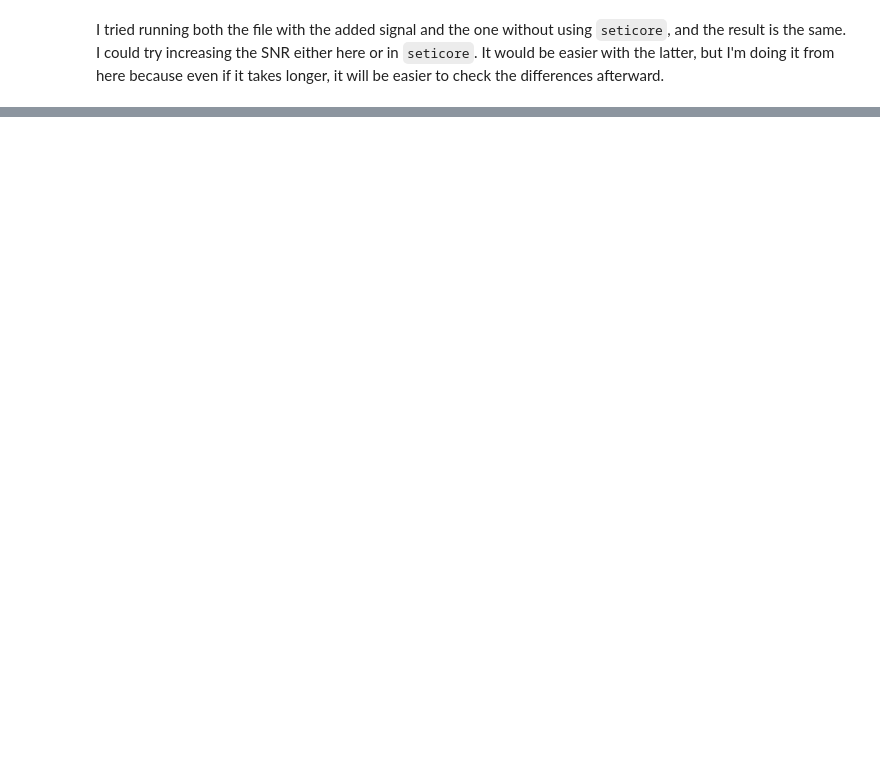
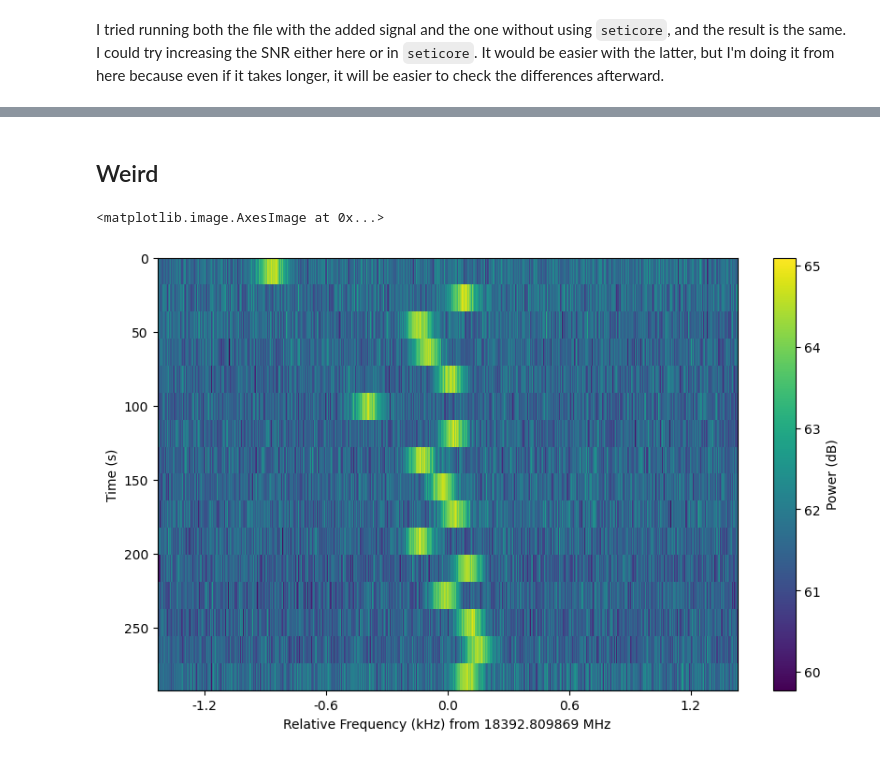
Before and after one commit to Oxke/seti-deliverables, a Jupyter notebook: injection.ipynb, the cells around one changed output, grey strips where cells are left out. Drawn from its saved outputs; the diff is of its cells as text; code cells hidden in the pictures; blank space fills up the shorter version.

```diff
--- a/injection.ipynb
+++ b/injection.ipynb
@@ -42,0 +76,2 @@ I tried running both the file with the added signal and the one without using `s
+# %% [markdown]
+## Weird
@@ -42,0 +82,17 @@ I tried running both the file with the added signal and the one without using `s
+# %%
+signal = frame_s.add_signal(
+    osea_path(f_start=frame_s.get_frequency(index=200),
+              drift_rate=3,
+              amplitude=1_000,
+              omega=0.07,
+              mu=0.005),
+    stg.constant_t_profile(level=frame.get_intensity(snr=20)),
+    stg.gaussian_f_profile(width=100*u.Hz),
+    stg.constant_bp_profile(level=1)
+)
+# %%
+fig = plt.figure(figsize=(10,6))
+frame_s.plot(db=True)
+# %% [output]
+<matplotlib.image.AxesImage at 0x...>
+[figure, added]
```
Also changed, not shown: parts of 15 cells of this notebook, 4 other files.
